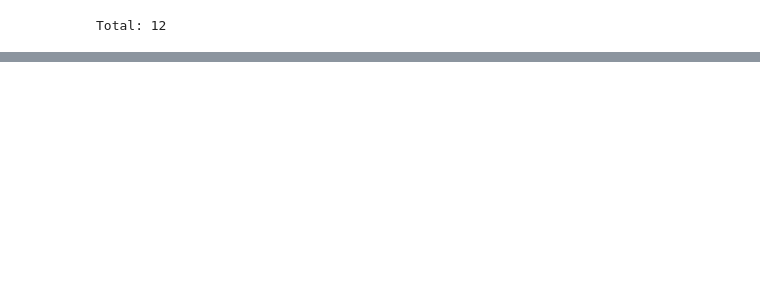
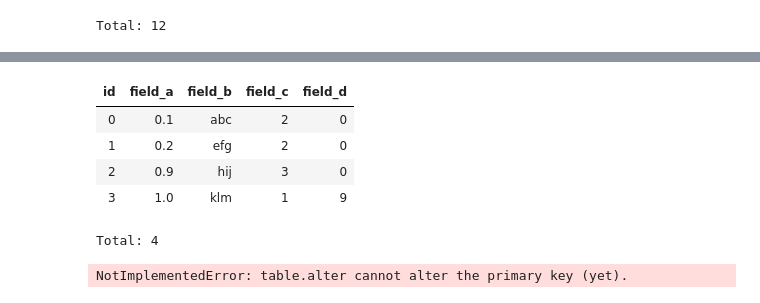
Before and after one commit to Ahmedjjj/onboarding-mathis, a Jupyter notebook: notebooks/tutorial.ipynb, the cells around one changed output, grey strips where cells are left out. Drawn from its saved outputs; the diff is of its cells as text; code cells hidden in the pictures; blank space fills up the shorter version.

Commit message:
add small demo for alter method

```diff
--- a/notebooks/tutorial.ipynb
+++ b/notebooks/tutorial.ipynb
@@ -599,0 +602,11 @@ Total: 12
+# %%
+# define a dummy table
+@schema
+class Dummy(dj.Manual):
+    definition = """
+    id: int
+    ---
+    field_a: float
+    field_b: varchar(10)
+    field_c: int
+    """
@@ -599,0 +629,12 @@ Total: 12
+# %%
+# one extra field added to definition
+@schema
+class Dummy(dj.Manual):
+    definition = """
+    id: int
+    ---
+    field_a: float
+    field_b: varchar(10)
+    field_c: int
+    field_d: int
+    """
@@ -599,0 +673,3 @@ Total: 12
+# %%
+dummy = Dummy()
+dummy # default values added, can define our own default values
@@ -599,0 +682,10 @@ Total: 12
+# %%
+dummy.insert1((3, 1, 'klm', 1, 9))
+dummy
+# %% [output]
+| id | field_a | field_b | field_c | field_d |
+| 0 | 0.1 | abc | 2 | 0 |
+| 1 | 0.2 | efg | 2 | 0 |
+| 2 | 0.9 | hij | 3 | 0 |
+| 3 | 1.0 | klm | 1 | 9 |
+Total: 4
@@ -599,0 +705,5 @@ Total: 12
+# %%
+dummy = Dummy()
+dummy.alter()
+# %% [output]
+NotImplementedError: table.alter cannot alter the primary key (yet).
```
Also changed, not shown: parts of 8 cells of this notebook.
